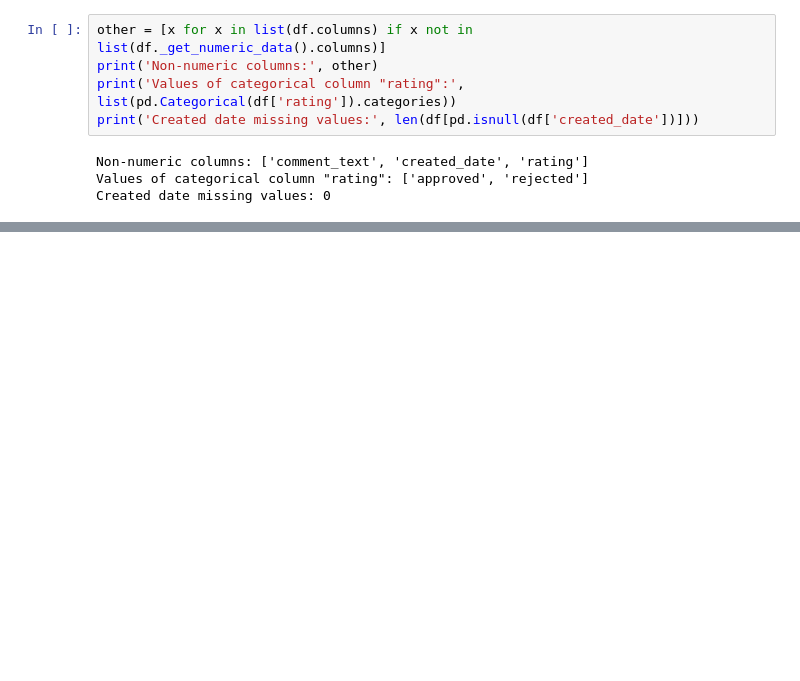
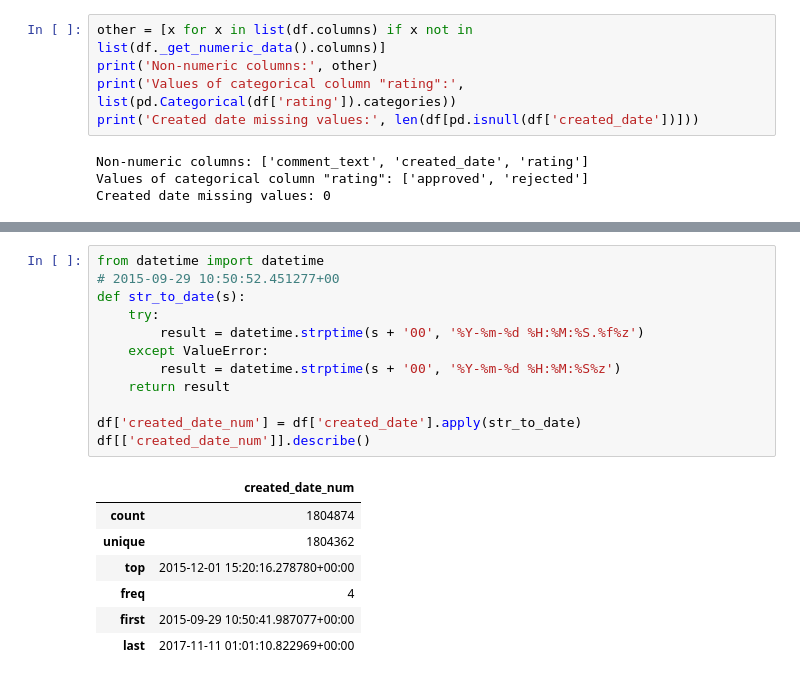
Before and after one commit to glungu/jigsaw, a Jupyter notebook: data.ipynb, the cells around one changed output, grey strips where cells are left out. Cells and saved outputs as stored; diff of their text form; blank space fills up the shorter version.

```diff
--- a/data.ipynb
+++ b/data.ipynb
@@ -209,0 +219,20 @@ Created date missing values: 0
+# %%
+from datetime import datetime
+# 2015-09-29 10:50:52.451277+00
+def str_to_date(s):
+    try:
+        result = datetime.strptime(s + '00', '%Y-%m-%d %H:%M:%S.%f%z')
+    except ValueError:
+        result = datetime.strptime(s + '00', '%Y-%m-%d %H:%M:%S%z')
+    return result
+
+df['created_date_num'] = df['created_date'].apply(str_to_date)
+df[['created_date_num']].describe()
+# %% [output]
+|  | created_date_num |
+| count | 1804874 |
+| unique | 1804362 |
+| top | 2015-12-01 15:20:16.278780+00:00 |
+| freq | 4 |
+| first | 2015-09-29 10:50:41.987077+00:00 |
+| last | 2017-11-11 01:01:10.822969+00:00 |
```
Also changed, not shown: parts of 1 cell of this notebook.
